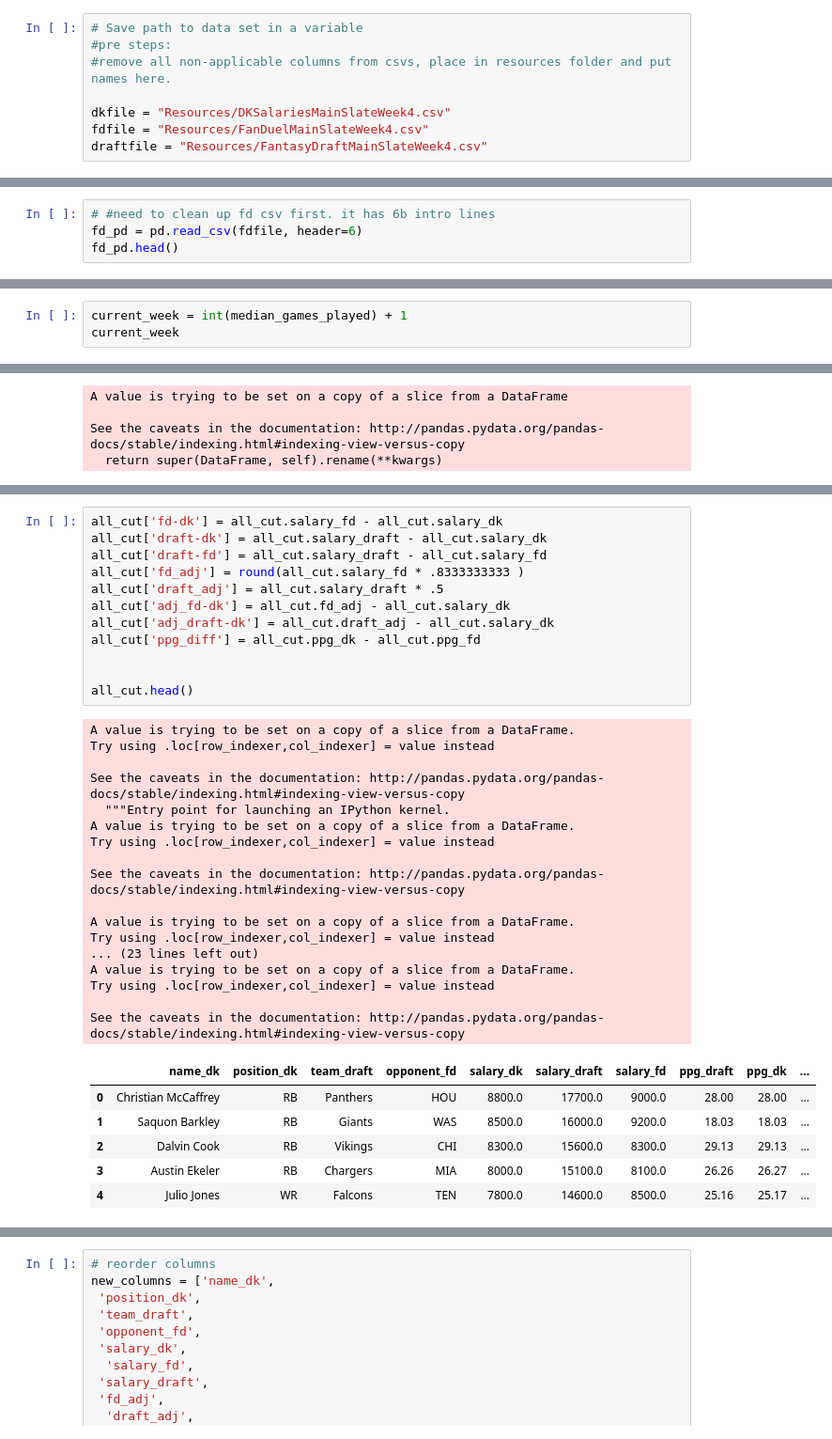
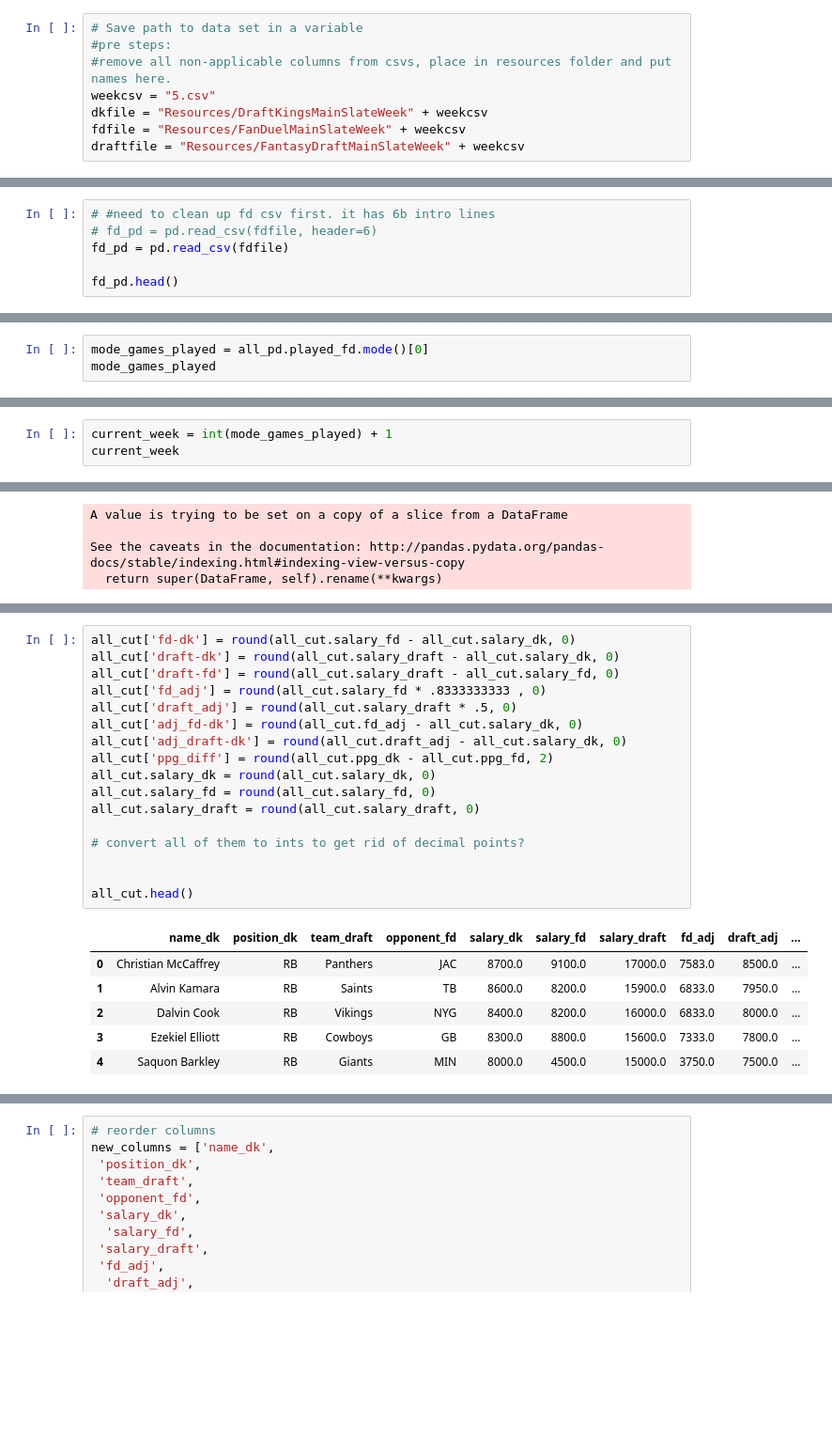
Before and after one commit to JGH85/LineupCombiner, a Jupyter notebook: LineupCombiner.ipynb, the cells around one changed output, grey strips where cells are left out. Shown at 94% size. Saved outputs shown, nothing was run; the diff lists cells and outputs as text; blank space fills up the shorter version.

```diff
--- a/LineupCombiner.ipynb
+++ b/LineupCombiner.ipynb
@@ -6,10 +6,10 @@ import pandas as pd
 # Save path to data set in a variable
 #pre steps:
 #remove all non-applicable columns from csvs, place in resources folder and put names here.
-
-dkfile = "Resources/DKSalariesMainSlateWeek4.csv"
-fdfile = "Resources/FanDuelMainSlateWeek4.csv"
-draftfile = "Resources/FantasyDraftMainSlateWeek4.csv"
+weekcsv = "5.csv"
+dkfile = "Resources/DraftKingsMainSlateWeek" + weekcsv
+fdfile = "Resources/FanDuelMainSlateWeek" + weekcsv
+draftfile = "Resources/FantasyDraftMainSlateWeek" + weekcsv
 # %%
 # import draftkings csv
 dk_pd = pd.read_csv(dkfile)
@@ -35,5 +35,7 @@ draft_pd.head()
 # %%
 # #need to clean up fd csv first. it has 6b intro lines
-fd_pd = pd.read_csv(fdfile, header=6)
+# fd_pd = pd.read_csv(fdfile, header=6)
+fd_pd = pd.read_csv(fdfile)
+
 fd_pd.head()
 # %% [output]
@@ -317,3 +307,6 @@ median_games_played = all_pd.played_fd.median()
 median_games_played
 # %% [output]
 3.0
+# %%
+mode_games_played = all_pd.played_fd.mode()[0]
+mode_games_played
@@ -320,4 +339,4 @@ median_games_played
 # %%
-current_week = int(median_games_played) + 1
+current_week = int(mode_games_played) + 1
 current_week
 # %% [output]
@@ -374,39 +393,27 @@ all_cut.head()
 # %%
-all_cut['fd-dk'] = all_cut.salary_fd - all_cut.salary_dk
-all_cut['draft-dk'] = all_cut.salary_draft - all_cut.salary_dk
-all_cut['draft-fd'] = all_cut.salary_draft - all_cut.salary_fd
-all_cut['fd_adj'] = round(all_cut.salary_fd * .8333333333 )
-all_cut['draft_adj'] = all_cut.salary_draft * .5
-all_cut['adj_fd-dk'] = all_cut.fd_adj - all_cut.salary_dk
-all_cut['adj_draft-dk'] = all_cut.draft_adj - all_cut.salary_dk
-all_cut['ppg_diff'] = all_cut.ppg_dk - all_cut.ppg_fd
+all_cut['fd-dk'] = round(all_cut.salary_fd - all_cut.salary_dk, 0)
+all_cut['draft-dk'] = round(all_cut.salary_draft - all_cut.salary_dk, 0)
+all_cut['draft-fd'] = round(all_cut.salary_draft - all_cut.salary_fd, 0)
+all_cut['fd_adj'] = round(all_cut.salary_fd * .8333333333 , 0)
+all_cut['draft_adj'] = round(all_cut.salary_draft * .5, 0)
+all_cut['adj_fd-dk'] = round(all_cut.fd_adj - all_cut.salary_dk, 0)
+all_cut['adj_draft-dk'] = round(all_cut.draft_adj - all_cut.salary_dk, 0)
+all_cut['ppg_diff'] = round(all_cut.ppg_dk - all_cut.ppg_fd, 2)
+all_cut.salary_dk = round(all_cut.salary_dk, 0)
+all_cut.salary_fd = round(all_cut.salary_fd, 0)
+all_cut.salary_draft = round(all_cut.salary_draft, 0)
+
+# convert all of them to ints to get rid of decimal points?
 
 
 all_cut.head()
 # %% [output]
-A value is trying to be set on a copy of a slice from a DataFrame.
-Try using .loc[row_indexer,col_indexer] = value instead
-
-See the caveats in the documentation: http://pandas.pydata.org/pandas-docs/stable/indexing.html#indexing-view-versus-copy
-  """Entry point for launching an IPython kernel.
-A value is trying to be set on a copy of a slice from a DataFrame.
-Try using .loc[row_indexer,col_indexer] = value instead
-
-See the caveats in the documentation: http://pandas.pydata.org/pandas-docs/stable/indexing.html#indexing-view-versus-copy
-
-A value is trying to be set on a copy of a slice from a DataFrame.
-Try using .loc[row_indexer,col_indexer] = value instead
-... (23 lines left out)
-A value is trying to be set on a copy of a slice from a DataFrame.
-Try using .loc[row_indexer,col_indexer] = value instead
-
-See the caveats in the documentation: http://pandas.pydata.org/pandas-docs/stable/indexing.html#indexing-view-versus-copy
-|  | name_dk | position_dk | team_draft | opponent_fd | salary_dk | salary_draft | salary_fd | ppg_draft | ppg_dk | ... |
-| 0 | Christian McCaffrey | RB | Panthers | HOU | 8800.0 | 17700.0 | 9000.0 | 28.00 | 28.00 | ... |
-| 1 | Saquon Barkley | RB | Giants | WAS | 8500.0 | 16000.0 | 9200.0 | 18.03 | 18.03 | ... |
-| 2 | Dalvin Cook | RB | Vikings | CHI | 8300.0 | 15600.0 | 8300.0 | 29.13 | 29.13 | ... |
-| 3 | Austin Ekeler | RB | Chargers | MIA | 8000.0 | 15100.0 | 8100.0 | 26.26 | 26.27 | ... |
-| 4 | Julio Jones | WR | Falcons | TEN | 7800.0 | 14600.0 | 8500.0 | 25.16 | 25.17 | ... |
+|  | name_dk | position_dk | team_draft | opponent_fd | salary_dk | salary_fd | salary_draft | fd_adj | draft_adj | ... |
+| 0 | Christian McCaffrey | RB | Panthers | JAC | 8700.0 | 9100.0 | 17000.0 | 7583.0 | 8500.0 | ... |
+| 1 | Alvin Kamara | RB | Saints | TB | 8600.0 | 8200.0 | 15900.0 | 6833.0 | 7950.0 | ... |
+| 2 | Dalvin Cook | RB | Vikings | NYG | 8400.0 | 8200.0 | 16000.0 | 6833.0 | 8000.0 | ... |
+| 3 | Ezekiel Elliott | RB | Cowboys | GB | 8300.0 | 8800.0 | 15600.0 | 7333.0 | 7800.0 | ... |
+| 4 | Saquon Barkley | RB | Giants | MIN | 8000.0 | 4500.0 | 15000.0 | 3750.0 | 7500.0 | ... |
 # %%
 all_cut.columns.tolist()
 # %% [output]
```
Also changed, not shown: parts of 30 cells of this notebook, 16 other files.
